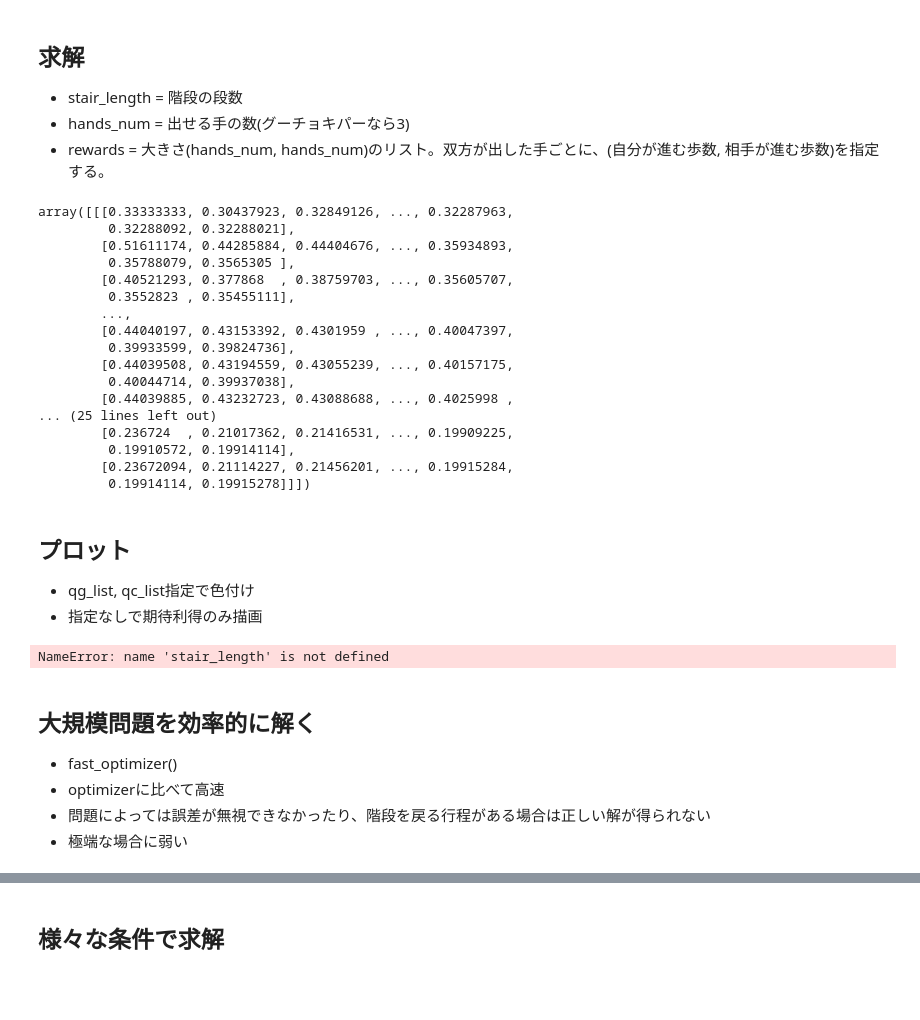
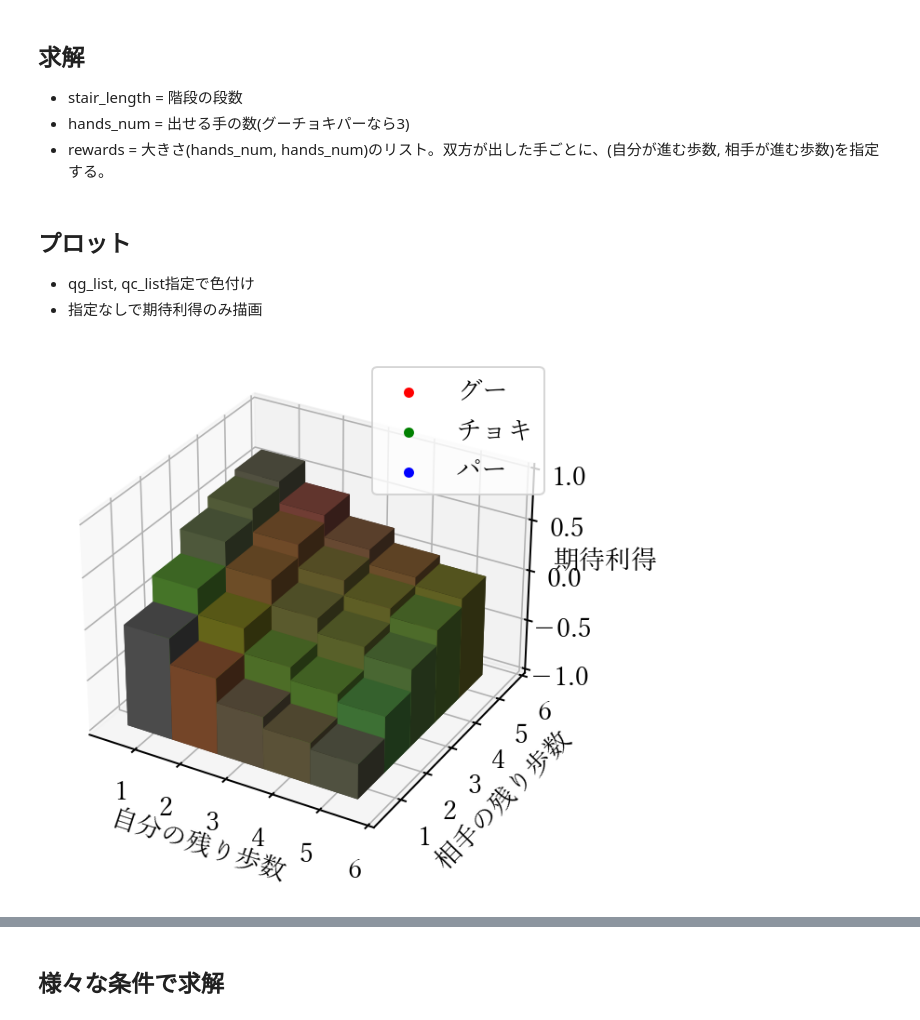
Before and after one commit to ysgrProgramming/guriko-optimize, a Jupyter notebook: guriko.ipynb, the cells around one changed output, grey strips where cells are left out. Drawn from its saved outputs; the diff is of its cells as text; code cells hidden in the pictures; blank space fills up the shorter version.

Commit message:
make plot

```diff
--- a/guriko.ipynb
+++ b/guriko.ipynb
@@ -29,7 +29,7 @@ plt.rcParams.update(config)
 - length ... 階段の高さ
 - rewards ... 自分&相手の出した手に対応した、進める段数の定義行列
 # %%
-length = 20
+length = 5
 rewards = np.array([
             [-1, 1, 0], # グー
             [0, -1, 2], # チョキ
@@ -85,61 +85,34 @@ class Solver:
 solver = Solver(length, rewards)
 
 solver.solve()
-# %%
-solver.H
-# %% [output]
-array([[[0.33333333, 0.30437923, 0.32849126, ..., 0.32287963,
-         0.32288092, 0.32288021],
-        [0.51611174, 0.44285884, 0.44404676, ..., 0.35934893,
-         0.35788079, 0.3565305 ],
-        [0.40521293, 0.377868  , 0.38759703, ..., 0.35605707,
-         0.3552823 , 0.35455111],
-        ...,
-        [0.44040197, 0.43153392, 0.4301959 , ..., 0.40047397,
-         0.39933599, 0.39824736],
-        [0.44039508, 0.43194559, 0.43055239, ..., 0.40157175,
-         0.40044714, 0.39937038],
-        [0.44039885, 0.43232723, 0.43088688, ..., 0.4025998 ,
-... (25 lines left out)
-        [0.236724  , 0.21017362, 0.21416531, ..., 0.19909225,
-         0.19910572, 0.19914114],
-        [0.23672094, 0.21114227, 0.21456201, ..., 0.19915284,
-         0.19914114, 0.19915278]]])
 # %% [markdown]
 ## プロット
 - qg_list, qc_list指定で色付け
 - 指定なしで期待利得のみ描画
 # %%
-def myplot3d(v_list, qg_list = [], qc_list = []):
-    x, y = np.meshgrid(np.arange(stair_length), np.arange(stair_length))
+def plot_guriko(V, H):
+    length = V.shape[0]
+    x, y = np.meshgrid(np.arange(length), np.arange(length))
     x, y = x.ravel(), y.ravel()
 
     fig = plt.figure(figsize=(5,5))
     ax = fig.add_subplot(projection='3d')
-    if len(qg_list) == len(qc_list) == len(v_list):
-        col_list = [(i, j, k) for i, j, k in zip(qg_list.T.ravel(), qc_list.T.ravel(), 1-qg_list.T.ravel()-qc_list.T.ravel())]
+    rfunc = lambda x: min(max(x, 0), 1)
+    C = np.array([(rfunc(i), rfunc(j), rfunc(k)) for i, j, k in zip(H[0].T.ravel(), H[1].T.ravel(), H[2].T.ravel())])
+    ax.bar3d(x+0.5, y+0.5, np.zeros_like(x)-1, 1, 1, V.T.ravel()+1, color=C)
 
-        ax.bar3d(x+0.5, y+0.5, np.zeros_like(x)-1, 1, 1, v_list.T.ravel()+1, color=col_list)
-        ax.scatter([], [], color="r", label="グー")
-        ax.scatter([], [], color="g", label="チョキ")
-        ax.scatter([], [], color="b", label="パー")
-        ax.legend()
-    else:
-        ax.bar3d(x+0.5, y+0.5, np.zeros_like(x)-1, 1, 1, v_list.T.ravel()+1)
+    ax.scatter([], [], color="r", label="グー")
+    ax.scatter([], [], color="g", label="チョキ")
+    ax.scatter([], [], color="b", label="パー")
+    ax.legend()
+
     ax.set_zlim(-1, 1)
-    ax.set_xlim(0.1, stair_length+1)
-    ax.set_ylim(0.1, stair_length+1)
+    ax.set_xlim(0.1, length+1)
+    ax.set_ylim(0.1, length+1)
     ax.set_xlabel("自分の残り歩数")
     ax.set_ylabel("相手の残り歩数")
     ax.set_zlabel("期待利得")
 
-#qg_list1, qc_list1 = qg_list, qc_list
-myplot3d(v_list, qg_list, qc_list)
+plot_guriko(solver.V, solver.H)
 # %% [output]
-NameError: name 'stair_length' is not defined
+[figure, added]
-# %% [markdown]
-## 大規模問題を効率的に解く
-- fast_optimizer()
-- optimizerに比べて高速
-- 問題によっては誤差が無視できなかったり、階段を戻る行程がある場合は正しい解が得られない
-- 極端な場合に弱い
```
Also changed, not shown: parts of 9 cells of this notebook.
